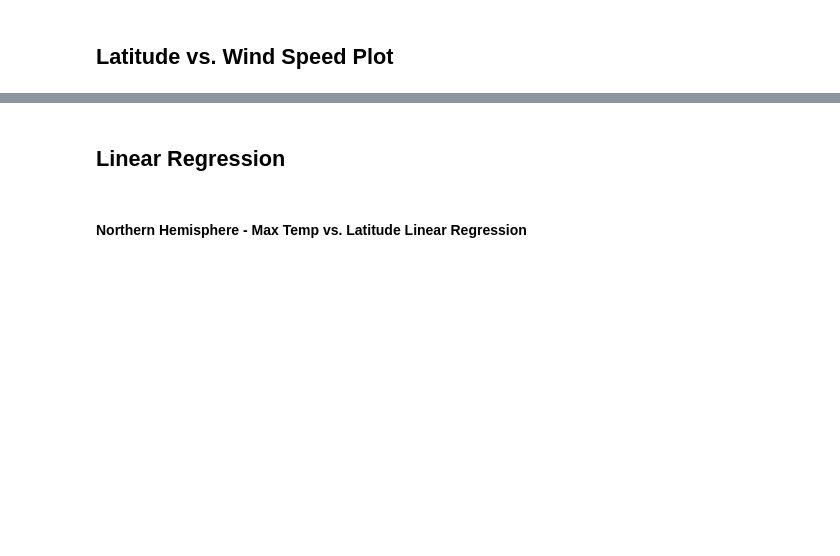
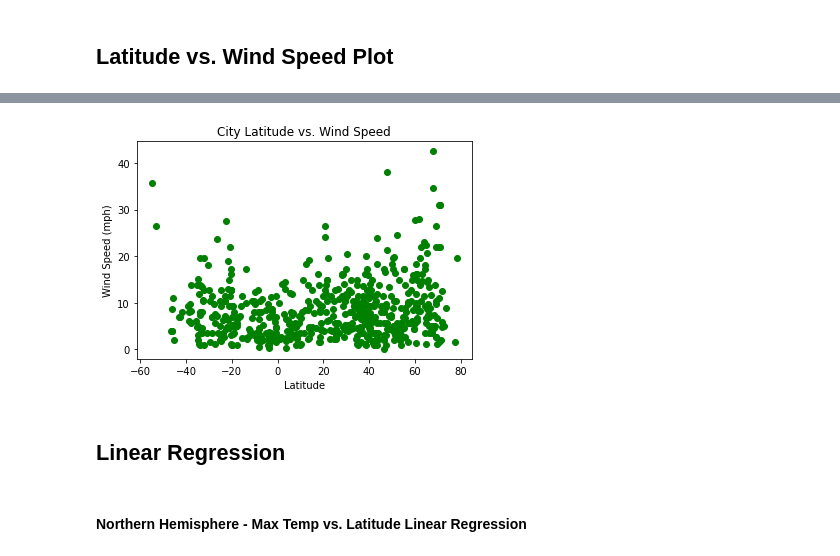
Before and after one commit to NinaPaljakkaCargo/python-API-challenge, a Jupyter notebook: weather_trends/WeatherPy.ipynb, the cells around one changed output, grey strips where cells are left out. Saved outputs shown, nothing was run; the diff lists cells and outputs as text; code cells hidden in the pictures; blank space fills up the shorter version.

```diff
--- a/weather_trends/WeatherPy.ipynb
+++ b/weather_trends/WeatherPy.ipynb
@@ -169,3 +196,15 @@ new_city_df = city_df[city_df['Humidity'] < 100]
+# %%
+x = city_df['Lat']
+y = city_df['Wind Speed']
+
+plt.scatter(x,y, color= 'green')
+plt.xlabel('Latitude')
+plt.ylabel('Wind Speed (mph)')
+plt.title('City Latitude vs. Wind Speed')
+
+plt.show()
+# %% [output]
+[figure, added]
 # %% [markdown]
 ## Linear Regression
 # %% [markdown]
```
Also changed, not shown: parts of 23 cells of this notebook, 1 other file.
